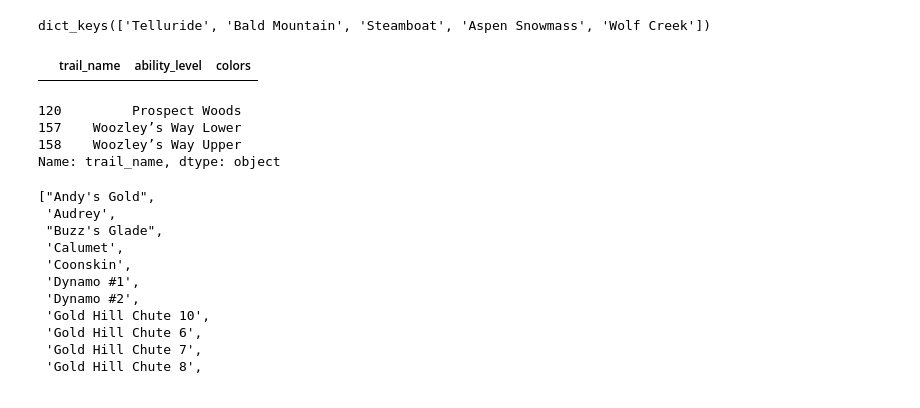
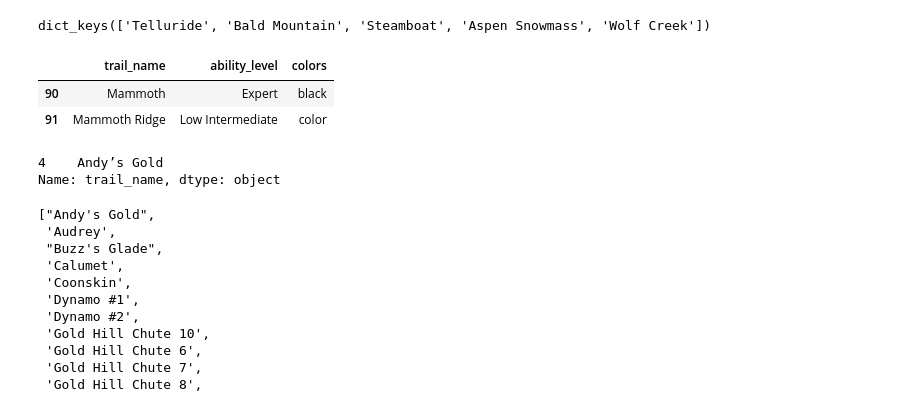
Before and after one commit to kfarbman/ski-recommender, a Jupyter notebook: notebooks/adding_colors2.ipynb, the cells around one changed output. Drawn from its saved outputs; the diff is of its cells as text; code cells hidden in the pictures.

```diff
--- a/notebooks/adding_colors2.ipynb
+++ b/notebooks/adding_colors2.ipynb
@@ -93,13 +111,13 @@ trails_to_add['Telluride'] = {'green': [],
 # %%
-telluride[['trail_name','ability_level','colors']][telluride['trail_name'].str.contains("Stu")] #[(telluride['colors'] == 'blue')]
+telluride[['trail_name','ability_level','colors']][telluride['trail_name'].str.contains("Mam")] #[(telluride['colors'] == 'blue')]
 # %% [output]
 |  | trail_name | ability_level | colors |
+| 90 | Mammoth | Expert | black |
+| 91 | Mammoth Ridge | Low Intermediate | color |
 # %%
-telluride['trail_name'][telluride['trail_name'].str.contains('Woo')]
+telluride['trail_name'][telluride['trail_name'].str.contains('And')]
 # %% [output]
-120         Prospect Woods
-157    Woozley’s Way Lower
-158    Woozley’s Way Upper
+4    Andy’s Gold
 Name: trail_name, dtype: object
 # %%
 missing_trails(trails_by_color['Telluride']['bb'],'Telluride')
```
Also changed, not shown: parts of 8 cells of this notebook, 1 other file.
